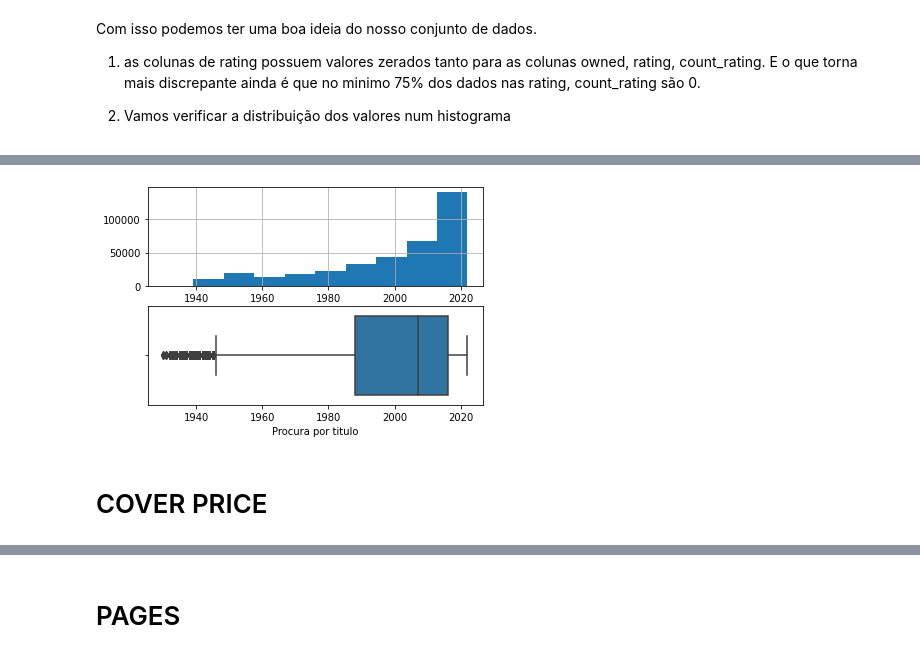
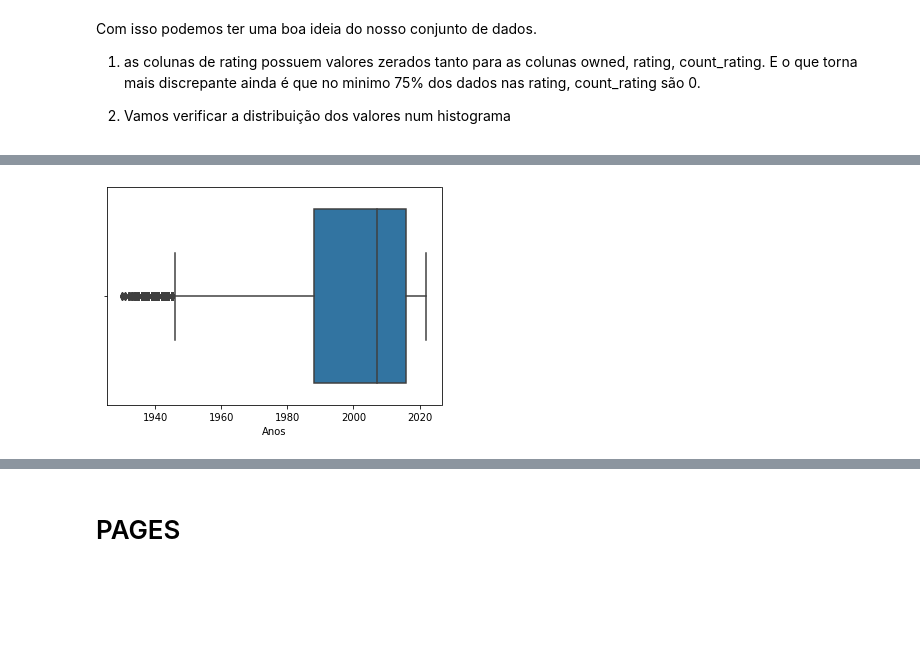
Before and after one commit to deboraxhx/JornadaDataScience, a Jupyter notebook: simple_analise_de_dados_COMICS_DATASET.ipynb, the cells around one changed output, grey strips where cells are left out. Cells and saved outputs as stored; diff of their text form; code cells hidden in the pictures; blank space fills up the shorter version.

Commit message:
dados Comics books, Analise e Machine Learning

```diff
--- a/simple_analise_de_dados_COMICS_DATASET.ipynb
+++ b/simple_analise_de_dados_COMICS_DATASET.ipynb
@@ -49,7 +48,7 @@ dados.describe().T
 # %% [markdown]
 # DATA CLEANING
 # %%
-dados.drop(['Unnamed: 0','title_link','issue_link','cover_link','hist_prices_link'],axis=1,inplace=True)
+dados.drop(['title_link','issue_link','cover_link','hist_prices_link'],axis=1,inplace=True)
 # %%
 dados.info()
 # %% [output]
@@ -132,9 +119,7 @@ dados['current_value'] = dados['current_value'].str.replace('$', '', regex=True)
 dados['current_value'] = dados['current_value'].str.replace(',', '', regex=True)
 dados['current_value'] = dados.current_value.astype(float)
 # %%
-dados.reset_index(inplace = True)
+dados.reset_index(drop = True, inplace = True)
-# %%
-dados.drop(['index'], axis = 1, inplace = True)
 # %%
 dados.query("pages > 10000 ")
 # %% [output]
@@ -323,14 +336,7 @@ plt.xticks(rotation = 45);
 # %%
-plt.subplot(2,1,1)
-dados.cover_date.hist()
+ax = sns.boxplot(x=dados.cover_date)
+ax.set(xlabel='Anos')
 
-plt.subplot(2,1,2)
-ax = sns.boxplot(x=dados.cover_date)
-ax.set(xlabel="Procura por titulo")
-
-
-plt.show()
+plt.show();
 # %% [output]
-[figure, old version]
+[figure, new version]
-# %% [markdown]
-# COVER PRICE
```
Also changed, not shown: parts of 140 cells of this notebook.
